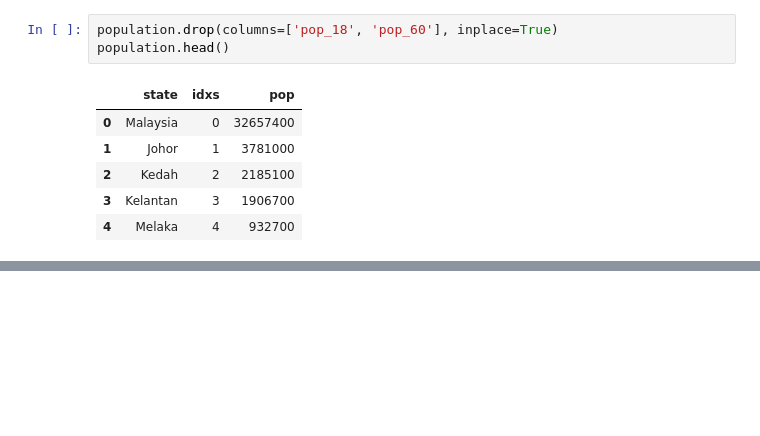
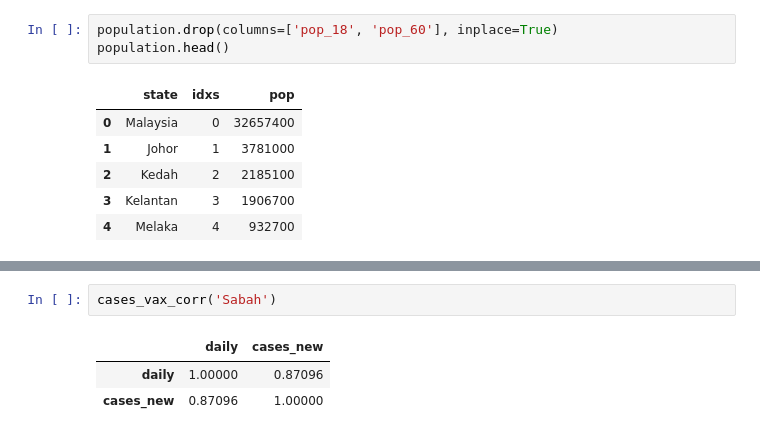
Before and after one commit to sidharrth2002/covid-streamlit-2, a Jupyter notebook: exploration.ipynb, the cells around one changed output, grey strips where cells are left out. Cells and saved outputs as stored; diff of their text form; blank space fills up the shorter version.

```diff
--- a/exploration.ipynb
+++ b/exploration.ipynb
@@ -942,0 +958,6 @@ population.head()
+# %%
+cases_vax_corr('Sabah')
+# %% [output]
+|  | daily | cases_new |
+| daily | 1.00000 | 0.87096 |
+| cases_new | 0.87096 | 1.00000 |
```
Also changed, not shown: parts of 8 cells of this notebook.
